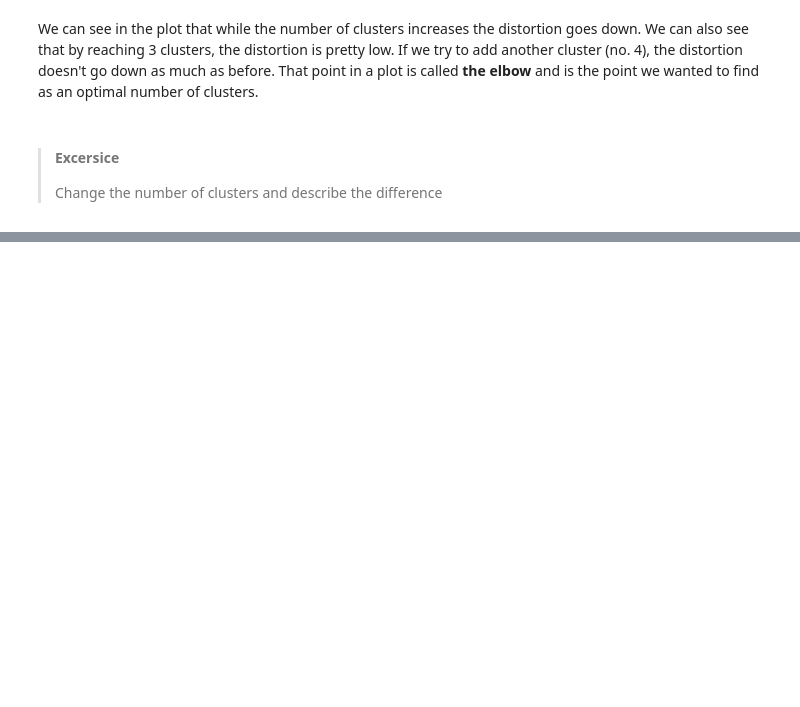
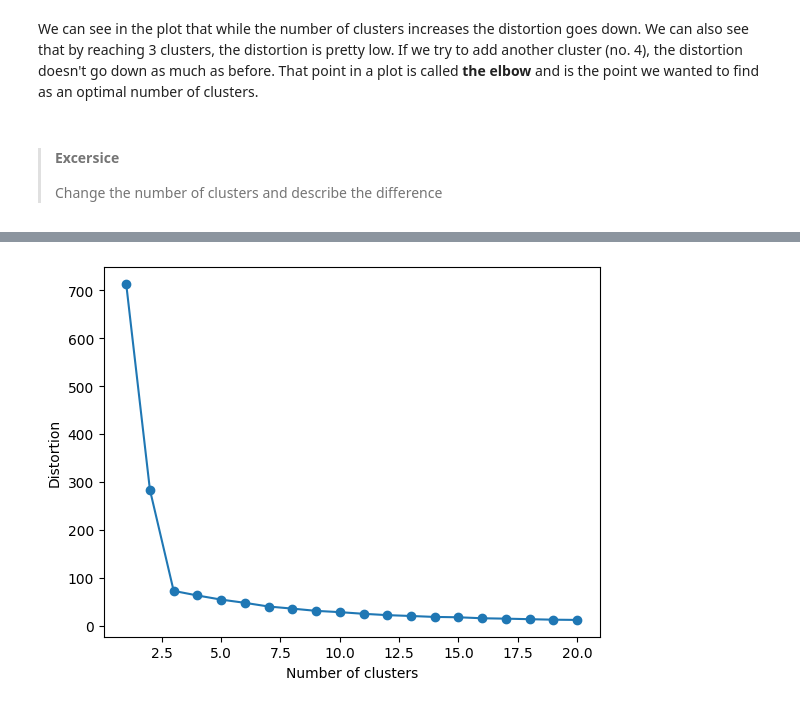
Before and after one commit to rdebullain/unsupervised_learning, a Jupyter notebook: tutorial_centroid_models.ipynb, the cells around one changed output, grey strips where cells are left out. Cells and saved outputs as stored; diff of their text form; code cells hidden in the pictures; blank space fills up the shorter version.

```diff
--- a/tutorial_centroid_models.ipynb
+++ b/tutorial_centroid_models.ipynb
@@ -118,0 +123,5 @@ plot_distortion(X,max_clusters=10)
+# %%
+# elbow rule
+plot_distortion(X,max_clusters=20)
+# %% [output]
+[figure, added]
```
Also changed, not shown: parts of 3 cells of this notebook.
